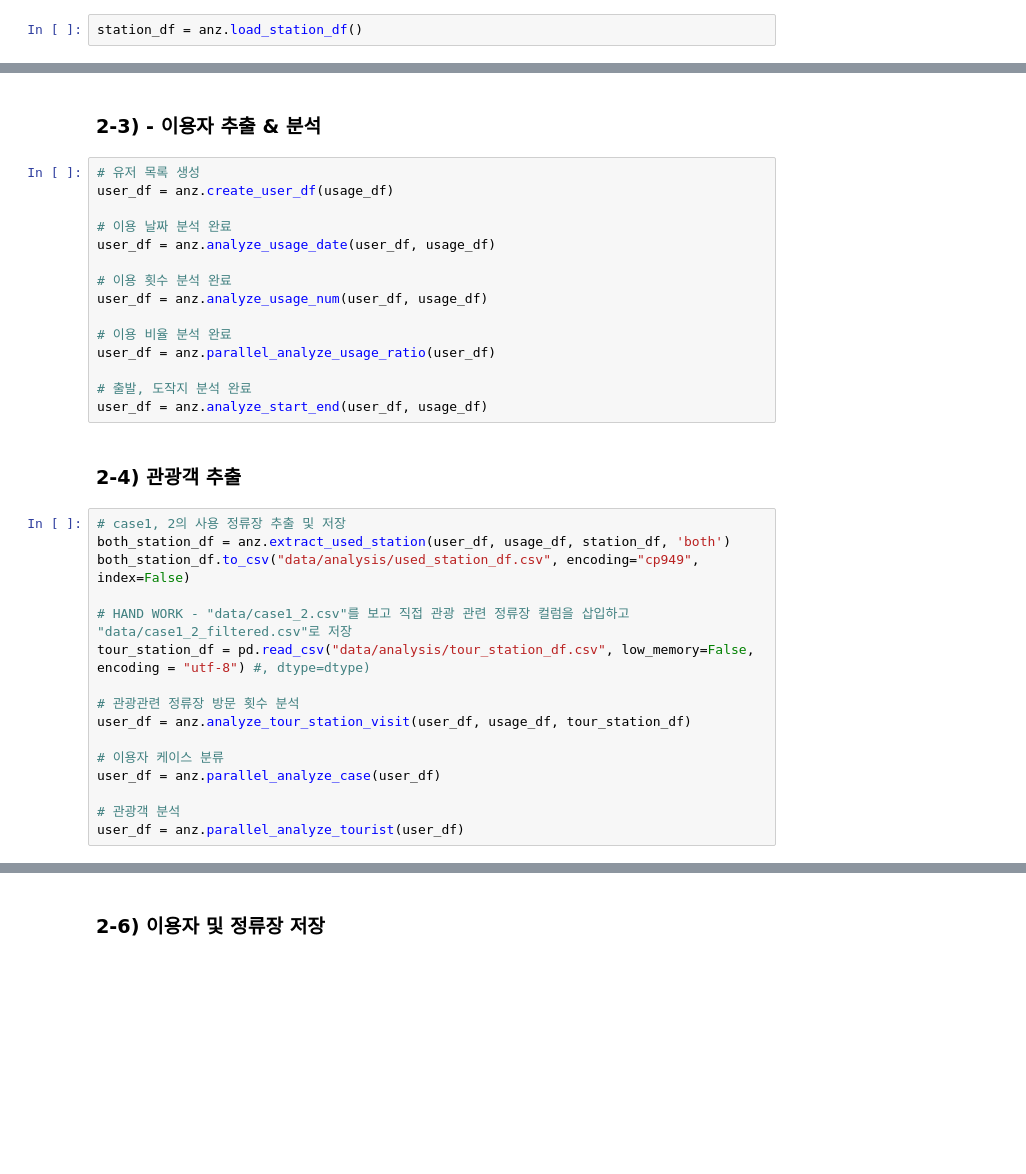
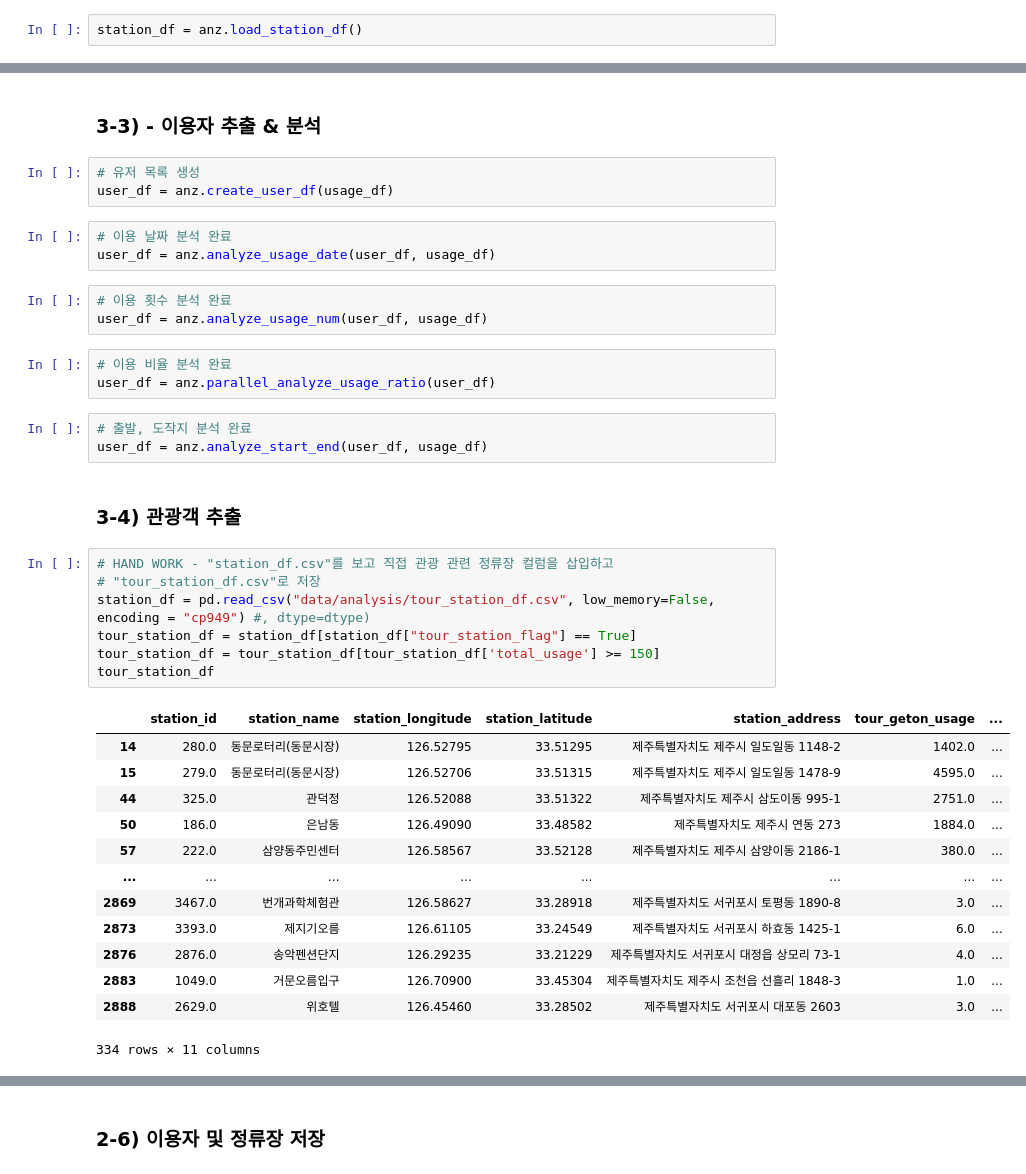
Before and after one commit to hoonisone/2020_jeju-bus-tag_data-analysis, a Jupyter notebook: main/1. 데이터 전처리/1. 이용자&정류장 추출.ipynb, the cells around one changed output, grey strips where cells are left out. Saved outputs shown, nothing was run; the diff lists cells and outputs as text; blank space fills up the shorter version.

```diff
--- a/main/1. 데이터 전처리/1. 이용자&정류장 추출.ipynb
+++ b/main/1. 데이터 전처리/1. 이용자&정류장 추출.ipynb
@@ -99,35 +281,40 @@ station_df = anz.load_station_df()
 # %% [markdown]
-### 2-3) - 이용자 추출 & 분석
+### 3-3) - 이용자 추출 & 분석
-# %%
-# 유저 목록 생성
-user_df = anz.create_user_df(usage_df)
-
-# 이용 날짜 분석 완료
-user_df = anz.analyze_usage_date(user_df, usage_df)
-
-# 이용 횟수 분석 완료
-user_df = anz.analyze_usage_num(user_df, usage_df)
-
-# 이용 비율 분석 완료
-user_df = anz.parallel_analyze_usage_ratio(user_df)
-
-# 출발, 도작지 분석 완료
-user_df = anz.analyze_start_end(user_df, usage_df)
+# %%
+# 유저 목록 생성
+user_df = anz.create_user_df(usage_df)
+# %%
+# 이용 날짜 분석 완료
+user_df = anz.analyze_usage_date(user_df, usage_df)
+# %%
+# 이용 횟수 분석 완료
+user_df = anz.analyze_usage_num(user_df, usage_df)
+# %%
+# 이용 비율 분석 완료
+user_df = anz.parallel_analyze_usage_ratio(user_df)
+# %%
+# 출발, 도작지 분석 완료
+user_df = anz.analyze_start_end(user_df, usage_df)
 # %% [markdown]
-### 2-4) 관광객 추출
+### 3-4) 관광객 추출
-# %%
-# case1, 2의 사용 정류장 추출 및 저장
-both_station_df = anz.extract_used_station(user_df, usage_df, station_df, 'both')
-both_station_df.to_csv("data/analysis/used_station_df.csv", encoding="cp949", index=False)
-
-# HAND WORK - "data/case1_2.csv"를 보고 직접 관광 관련 정류장 컬럼을 삽입하고 "data/case1_2_filtered.csv"로 저장
-tour_station_df = pd.read_csv("data/analysis/tour_station_df.csv", low_memory=False, encoding = "utf-8") #, dtype=dtype)
-
-# 관광관련 정류장 방문 횟수 분석
-user_df = anz.analyze_tour_station_visit(user_df, usage_df, tour_station_df)
-
-# 이용자 케이스 분류
-user_df = anz.parallel_analyze_case(user_df)
-
-# 관광객 분석
-user_df = anz.parallel_analyze_tourist(user_df)
+# %%
+# HAND WORK - "station_df.csv"를 보고 직접 관광 관련 정류장 컬럼을 삽입하고
+# "tour_station_df.csv"로 저장
+station_df = pd.read_csv("data/analysis/tour_station_df.csv", low_memory=False, encoding = "cp949") #, dtype=dtype)
+tour_station_df = station_df[station_df["tour_station_flag"] == True]
+tour_station_df = tour_station_df[tour_station_df['total_usage'] >= 150]
+tour_station_df
+# %% [output]
+|  | station_id | station_name | station_longitude | station_latitude | station_address | tour_geton_usage | ... |
+| 14 | 280.0 | 동문로터리(동문시장) | 126.52795 | 33.51295 | 제주특별자치도 제주시 일도일동 1148-2 | 1402.0 | ... |
+| 15 | 279.0 | 동문로터리(동문시장) | 126.52706 | 33.51315 | 제주특별자치도 제주시 일도일동 1478-9 | 4595.0 | ... |
+| 44 | 325.0 | 관덕정 | 126.52088 | 33.51322 | 제주특별자치도 제주시 삼도이동 995-1 | 2751.0 | ... |
+| 50 | 186.0 | 은남동 | 126.49090 | 33.48582 | 제주특별자치도 제주시 연동 273 | 1884.0 | ... |
+| 57 | 222.0 | 삼양동주민센터 | 126.58567 | 33.52128 | 제주특별자치도 제주시 삼양이동 2186-1 | 380.0 | ... |
+| ... | ... | ... | ... | ... | ... | ... | ... |
+| 2869 | 3467.0 | 번개과학체험관 | 126.58627 | 33.28918 | 제주특별자치도 서귀포시 토평동 1890-8 | 3.0 | ... |
+| 2873 | 3393.0 | 제지기오름 | 126.61105 | 33.24549 | 제주특별자치도 서귀포시 하효동 1425-1 | 6.0 | ... |
+| 2876 | 2876.0 | 송악펜션단지 | 126.29235 | 33.21229 | 제주특별자치도 서귀포시 대정읍 상모리 73-1 | 4.0 | ... |
+| 2883 | 1049.0 | 거문오름입구 | 126.70900 | 33.45304 | 제주특별자치도 제주시 조천읍 선흘리 1848-3 | 1.0 | ... |
+| 2888 | 2629.0 | 위호텔 | 126.45460 | 33.28502 | 제주특별자치도 서귀포시 대포동 2603 | 3.0 | ... |
+334 rows × 11 columns
```
Also changed, not shown: parts of 31 cells of this notebook, 2 other files.
